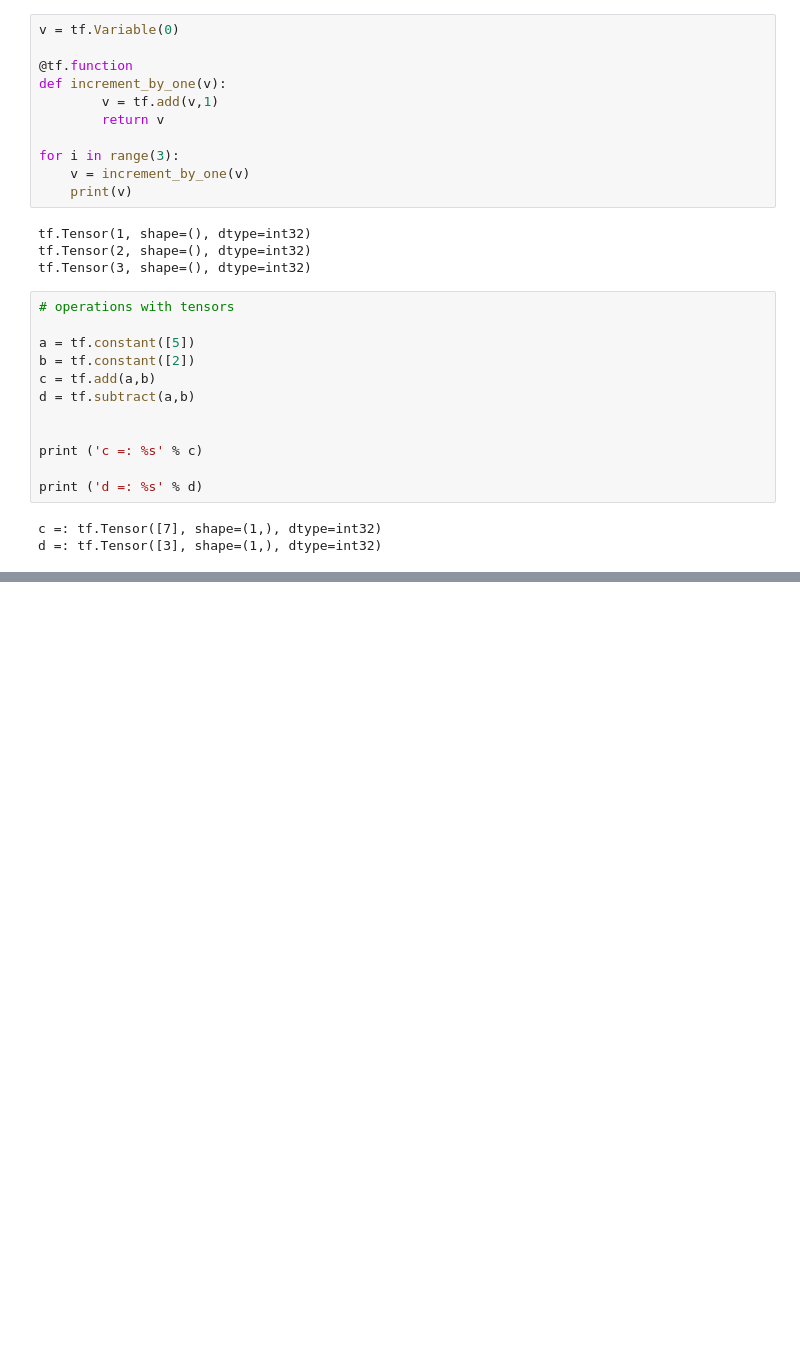
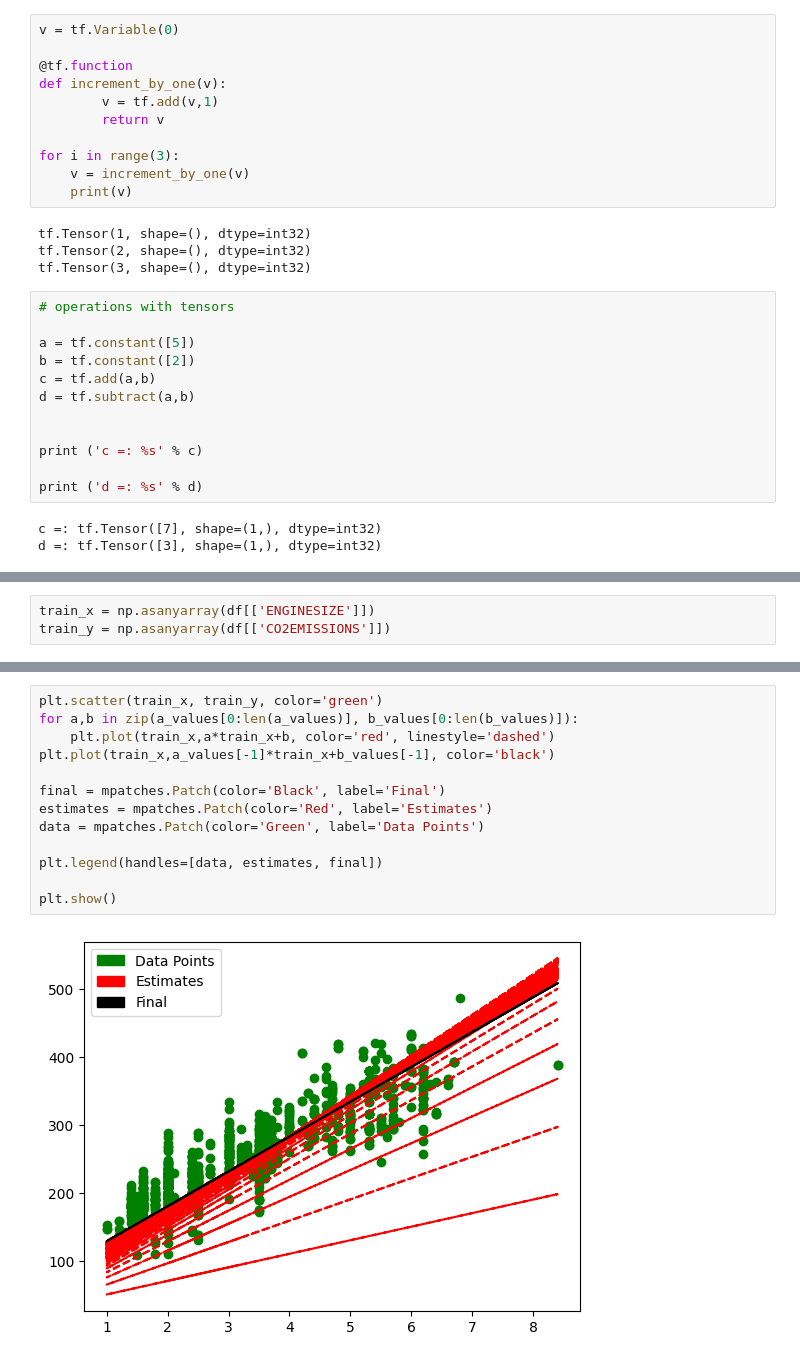
Before and after one commit to bunshee/IBM-AI-Engineering-Professional-Certificate, a Jupyter notebook: DL_Tensoorflow.ipynb, the cells around one changed output, grey strips where cells are left out. Drawn from its saved outputs; the diff is of its cells as text; blank space fills up the shorter version.

```diff
--- a/DL_Tensoorflow.ipynb
+++ b/DL_Tensoorflow.ipynb
@@ -146,0 +228,3 @@ d =: tf.Tensor([3], shape=(1,), dtype=int32)
+# %%
+train_x = np.asanyarray(df[['ENGINESIZE']])
+train_y = np.asanyarray(df[['CO2EMISSIONS']])
@@ -146,0 +289,15 @@ d =: tf.Tensor([3], shape=(1,), dtype=int32)
+# %%
+plt.scatter(train_x, train_y, color='green')
+for a,b in zip(a_values[0:len(a_values)], b_values[0:len(b_values)]):
+    plt.plot(train_x,a*train_x+b, color='red', linestyle='dashed')
+plt.plot(train_x,a_values[-1]*train_x+b_values[-1], color='black')
+
+final = mpatches.Patch(color='Black', label='Final')
+estimates = mpatches.Patch(color='Red', label='Estimates')
+data = mpatches.Patch(color='Green', label='Data Points')
+
+plt.legend(handles=[data, estimates, final])
+
+plt.show()
+# %% [output]
+[figure, added]
```
Also changed, not shown: parts of 42 cells of this notebook, 1 other file.
